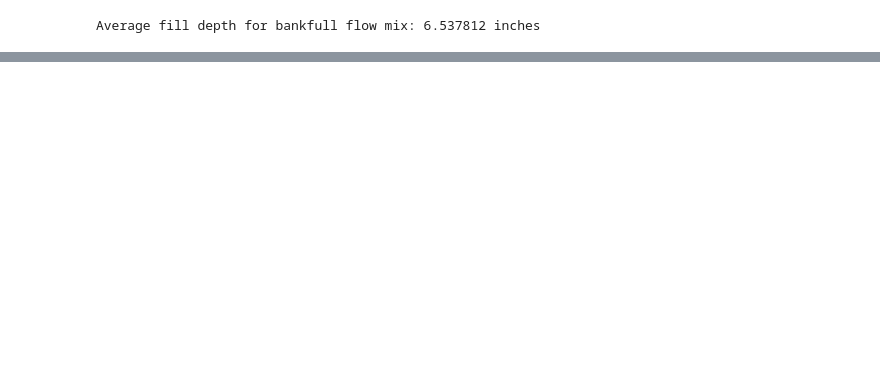
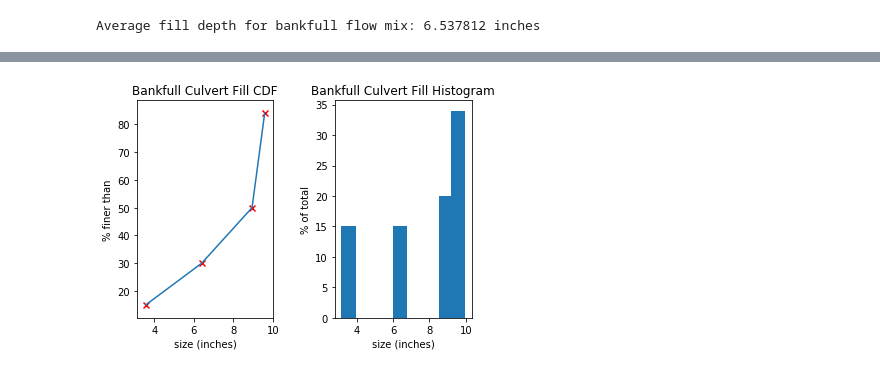
Before and after one commit to indielyt/Python_Hydraulics, a Jupyter notebook: GoldRun_CulvertFillAnalysis.ipynb, the cells around one changed output, grey strips where cells are left out. Drawn from its saved outputs; the diff is of its cells as text; code cells hidden in the pictures; blank space fills up the shorter version.

```diff
--- a/GoldRun_CulvertFillAnalysis.ipynb
+++ b/GoldRun_CulvertFillAnalysis.ipynb
@@ -500,0 +570,21 @@ Average fill depth for bankfull flow mix: 6.537812 inches
+# %%
+# Create subplots
+fig, (ax1, ax2) = plt.subplots(1, 2) #, sharey=True)
+
+# Define data for plots
+ax1.plot(filldepth_bkf['mean'], filldepth_bkf['pct_finer'])
+ax1.scatter(filldepth_bkf['mean'], filldepth_bkf['pct_finer'], marker='x', color='r')
+ax1.set_title('Bankfull Culvert Fill CDF')
+ax1.set(xlabel='size (inches)', ylabel='% finer than')
+
+ax2.bar(filldepth_bkf['mean'], filldepth_bkf['% of total'])
+ax2.set_title('Bankfull Culvert Fill Histogram')
+ax2.set(xlabel='size (inches)', ylabel='% of total')
+
+plt.subplots_adjust(left=None, bottom=None, right=None, top=None,
+                wspace=0.45, hspace=None)
+
+plt.show()
+plt.close()
+# %% [output]
+[figure, added]
```
Also changed, not shown: parts of 41 cells of this notebook.
